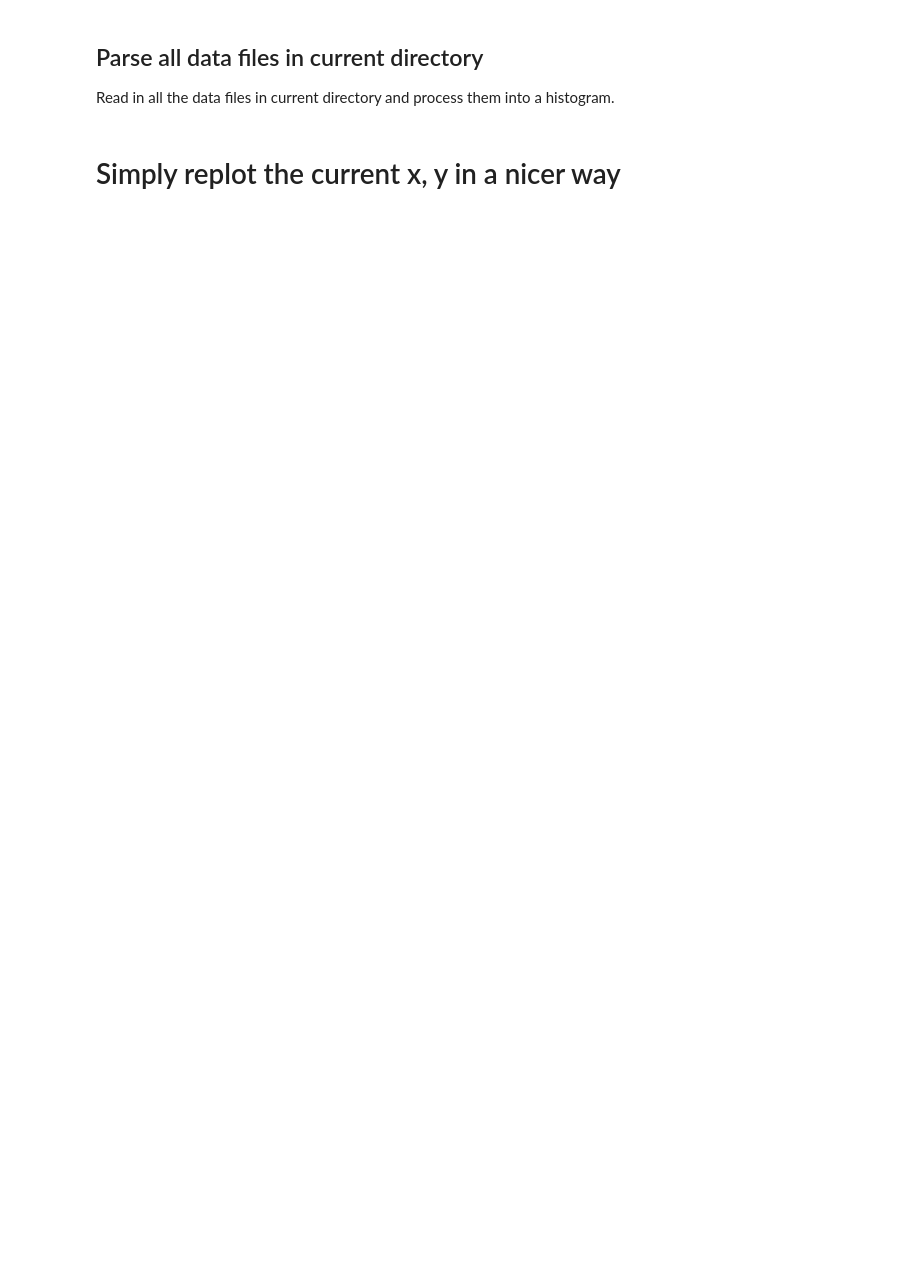
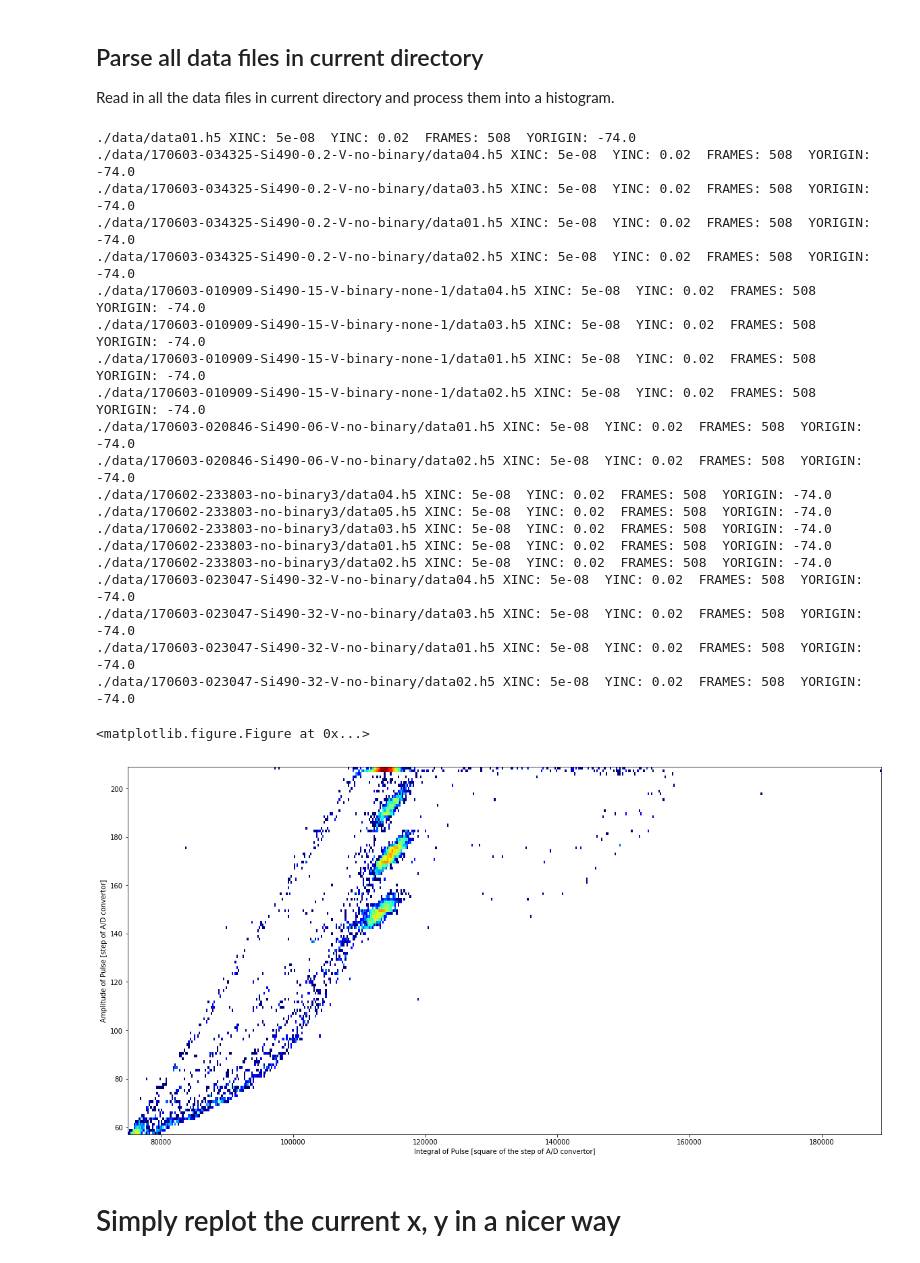
Before and after one commit to ODZ-UJF-AV-CR/osciloskop, a Jupyter notebook: osciloskop-hystogram.ipynb, the cells around one changed output. Cells and saved outputs as stored; diff of their text form; code cells hidden in the pictures; blank space fills up the shorter version.

```diff
--- a/osciloskop-hystogram.ipynb
+++ b/osciloskop-hystogram.ipynb
@@ -83,42 +95,80 @@ def ProcessData():
         for n in range(1,frames+1):
             data = hf.get(str(n))
             #np_data = np.array(data)
-            np_data = 1.0*np.array(data)
-            np_data += 0.5*np.array(hf.get('YORIGIN'))
-            np_data = np.array(hf.get('YINC'))*np_data
+            np_data = np.array(data)
+            #np_data += *np.array(hf.get('YORIGIN'))
+            #np_data = np.array(hf.get('YINC'))*np_data
             #plt.plot(np_data)
             #print np_data
             maximum = 0
             minimum = 255
             suma = 0
             for i in range(1400):
                 if np_data[i] > maximum:
                     maximum = np_data[i]
                 if np_data[i] < minimum:
                     minimum = np_data[i]
                 suma = suma + np_data[i]
             x.append(maximum)
             #y.append(suma/maximum)
             y.append(suma)
             z.append((maximum))
 
 for f in glob.iglob("./data/data*.h5"): # generator, search immediate subdirectories
     print f,
     try:
         with h5py.File(f,'r') as hf:
                 ProcessData()
     except:
         pass
 
+for f in glob.iglob("./data/**/data*.h5"): # generator, search immediate subdirectories
+    print f,
+    try:
+        with h5py.File(f,'r') as hf:
+                ProcessData()
+    except:
+        pass
+
+
 
 plt.figure(figsize=(20,10))
 
-ble = plt.hist2d(y, x, bins=(500,200), norm=matplotlib.colors.LogNorm(), cmap=plt.cm.jet)
+
+
+ble = plt.hist2d(y, x, bins=(500,129), norm=matplotlib.colors.LogNorm(), cmap=plt.cm.jet)
 #ble = plt.hist2d(y, x, bins=(500,200),  cmap=plt.cm.jet)
 plt.xlabel('Integral of Pulse [square of the step of A/D convertor]')
 plt.ylabel('Amplitude of Pulse [step of A/D convertor]')
 #cb = plt.colorbar()
 #cb.set_label('Count')
+
+#plt.plot([0,10000],[100,100],ls='-',c='r',marker='o')
+plt.plot([0,100000],[100,1000],c='r',lw=3,zorder=99)
+plt.show()
+# %% [output]
+./data/data01.h5 XINC: 5e-08  YINC: 0.02  FRAMES: 508  YORIGIN: -74.0
+./data/170603-034325-Si490-0.2-V-no-binary/data04.h5 XINC: 5e-08  YINC: 0.02  FRAMES: 508  YORIGIN: -74.0
+./data/170603-034325-Si490-0.2-V-no-binary/data03.h5 XINC: 5e-08  YINC: 0.02  FRAMES: 508  YORIGIN: -74.0
+./data/170603-034325-Si490-0.2-V-no-binary/data01.h5 XINC: 5e-08  YINC: 0.02  FRAMES: 508  YORIGIN: -74.0
+./data/170603-034325-Si490-0.2-V-no-binary/data02.h5 XINC: 5e-08  YINC: 0.02  FRAMES: 508  YORIGIN: -74.0
+./data/170603-010909-Si490-15-V-binary-none-1/data04.h5 XINC: 5e-08  YINC: 0.02  FRAMES: 508  YORIGIN: -74.0
+./data/170603-010909-Si490-15-V-binary-none-1/data03.h5 XINC: 5e-08  YINC: 0.02  FRAMES: 508  YORIGIN: -74.0
+./data/170603-010909-Si490-15-V-binary-none-1/data01.h5 XINC: 5e-08  YINC: 0.02  FRAMES: 508  YORIGIN: -74.0
+./data/170603-010909-Si490-15-V-binary-none-1/data02.h5 XINC: 5e-08  YINC: 0.02  FRAMES: 508  YORIGIN: -74.0
+./data/170603-020846-Si490-06-V-no-binary/data01.h5 XINC: 5e-08  YINC: 0.02  FRAMES: 508  YORIGIN: -74.0
+./data/170603-020846-Si490-06-V-no-binary/data02.h5 XINC: 5e-08  YINC: 0.02  FRAMES: 508  YORIGIN: -74.0
+./data/170602-233803-no-binary3/data04.h5 XINC: 5e-08  YINC: 0.02  FRAMES: 508  YORIGIN: -74.0
+./data/170602-233803-no-binary3/data05.h5 XINC: 5e-08  YINC: 0.02  FRAMES: 508  YORIGIN: -74.0
+./data/170602-233803-no-binary3/data03.h5 XINC: 5e-08  YINC: 0.02  FRAMES: 508  YORIGIN: -74.0
+./data/170602-233803-no-binary3/data01.h5 XINC: 5e-08  YINC: 0.02  FRAMES: 508  YORIGIN: -74.0
+./data/170602-233803-no-binary3/data02.h5 XINC: 5e-08  YINC: 0.02  FRAMES: 508  YORIGIN: -74.0
+./data/170603-023047-Si490-32-V-no-binary/data04.h5 XINC: 5e-08  YINC: 0.02  FRAMES: 508  YORIGIN: -74.0
+./data/170603-023047-Si490-32-V-no-binary/data03.h5 XINC: 5e-08  YINC: 0.02  FRAMES: 508  YORIGIN: -74.0
+./data/170603-023047-Si490-32-V-no-binary/data01.h5 XINC: 5e-08  YINC: 0.02  FRAMES: 508  YORIGIN: -74.0
+./data/170603-023047-Si490-32-V-no-binary/data02.h5 XINC: 5e-08  YINC: 0.02  FRAMES: 508  YORIGIN: -74.0
+<matplotlib.figure.Figure at 0x...>
+[figure, added]
 # %% [markdown]
 # Simply replot the current x, y in a nicer way
 # %%
```
Also changed, not shown: parts of 4 cells of this notebook, 1 other file.
